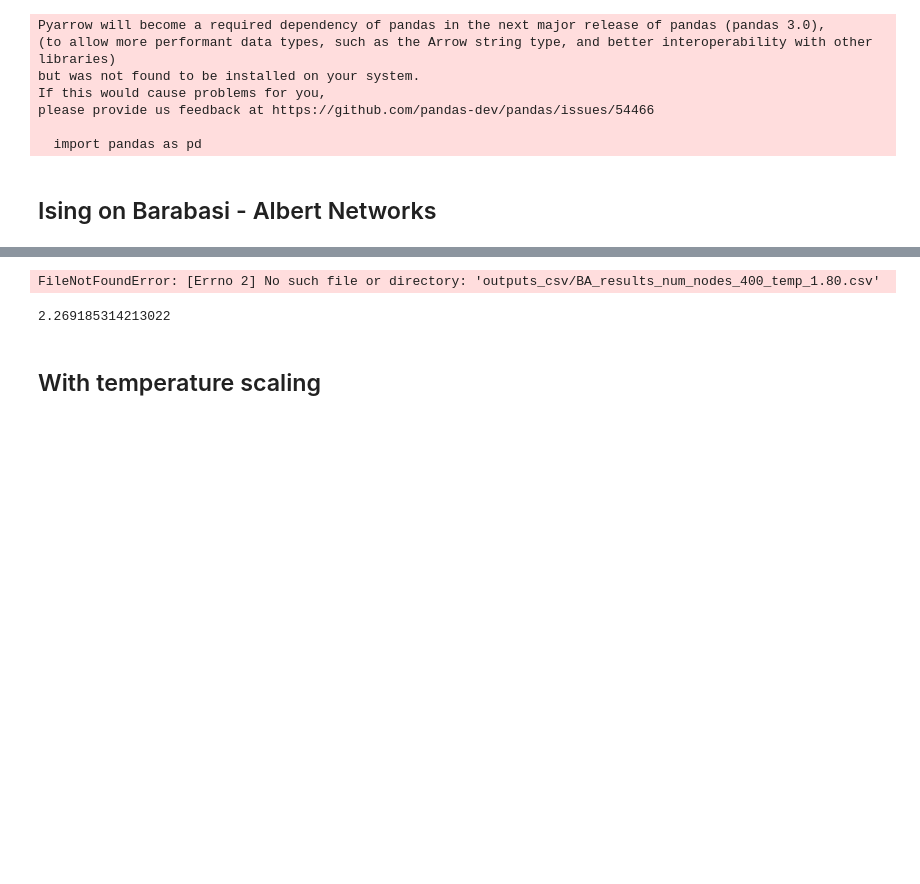
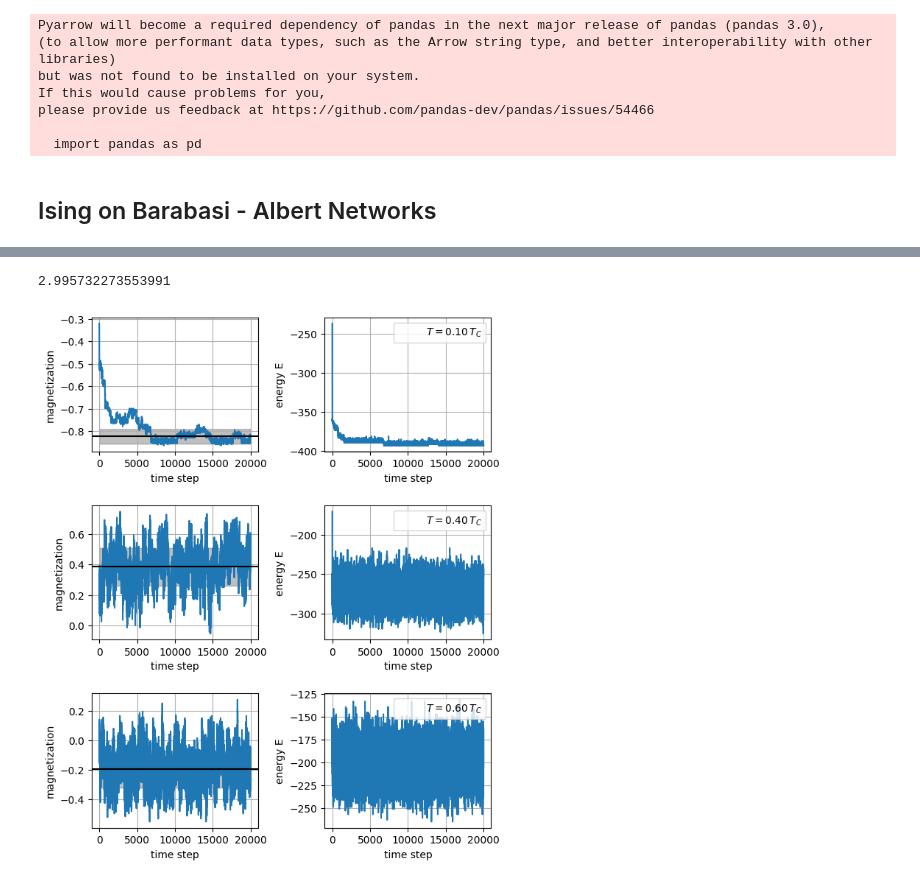
Before and after one commit to miriamzara/ComplexNet_project, a Jupyter notebook: project_01/BA_simulation.ipynb, the cells around one changed output, grey strips where cells are left out. Drawn from its saved outputs; the diff is of its cells as text; code cells hidden in the pictures; blank space fills up the shorter version.

```diff
--- a/project_01/BA_simulation.ipynb
+++ b/project_01/BA_simulation.ipynb
@@ -40,49 +72,80 @@ step number 150
 # %%
-### Energy and Magnetization
-df = pd.read_csv("outputs_csv/BA_results_num_nodes_400_temp_1.80.csv")
+#Aggregated Plot
+num_nodes = 400
+m = 1
+mean_field_temperature = (m / 2) * np.log(num_nodes)
+print(mean_field_temperature)
+
+plot_frac = np.array([0.4, 0.6, 0.8])
+plot_temp = plot_frac * mean_field_temperature
 fig, ((ax1, ax2), (ax3, ax4), (ax5, ax6)) = plt.subplots(nrows= 3, ncols= 2, figsize = (7,9))
 plt.subplots_adjust(hspace= 0.4, wspace = 0.4)
+
+temp = 0.3
+frac = temp / mean_field_temperature
+df = pd.read_csv(f"outputs_csv/BA_results_num_nodes_400_temp_0.30.csv")
 ax1.plot(df['n_step'], df['average_magnetization'])
+
+x_start = 5000
+x_end = 10000
+mean = np.mean(df['average_magnetization'].iloc[x_start: x_end])
+std =  np.std(df['average_magnetization'].iloc[x_start:x_end])
+ax1.axhline( y = mean, c = 'black')
+ax1.fill_between(x=df['n_step'], y1=mean - std, y2=mean + std, color='gray', alpha=0.5)
+
 ax1.set_xlabel("time step")
 ax1.set_ylabel("magnetization")
 ax1.grid()
 ax2.plot(df['n_step'], df['energy'])
 ax2.set_xlabel("time step")
 ax2.set_ylabel(r"energy E")
 ax2.grid()
-invisible_line = plt.Line2D([], [], linestyle="none", label='T = 1.13')
+invisible_line = plt.Line2D([], [], linestyle="none", label=fr'$T = {frac:.2f}\,T_C$')
 ax2.legend(handles=[invisible_line], labels=[invisible_line.get_label()])
 
-df = pd.read_csv("outputs_csv/BA_results_num_nodes_400_temp_3.00.csv")
+
+temp = 1.2
+frac = temp / mean_field_temperature
+df = pd.read_csv(f"outputs_csv/BA_results_num_nodes_400_temp_1.20.csv")
 ax3.plot(df['n_step'], df['average_magnetization'])
+mean = np.mean(df['average_magnetization'].iloc[x_start: x_end])
+std =  np.std(df['average_magnetization'].iloc[x_start:x_end])
+ax3.axhline( y = mean, c = 'black')
+ax3.fill_between(x=df['n_step'], y1=mean - std, y2=mean + std, color='gray', alpha=0.5)
 ax3.set_xlabel("time step")
 ax3.set_ylabel("magnetization")
 ax3.grid()
+
 ax4.plot(df['n_step'], df['energy'])
 ax4.set_xlabel("time step")
 ax4.set_ylabel(r"energy E")
 ax4.grid()
-invisible_line = plt.Line2D([], [], linestyle="none", label='T = 2.27')
+invisible_line = plt.Line2D([], [], linestyle="none", label=fr'$T = {frac:.2f}\,T_C$')
 ax4.legend(handles=[invisible_line], labels=[invisible_line.get_label()])
 
-df = pd.read_csv("outputs_csv/BA_results_num_nodes_400_temp_8.99.csv")
-ax5.plot(df['n_step'].iloc[0:1000], df['average_magnetization'].iloc[0:1000])
+
+
+temp = 1.8
+frac = temp / mean_field_temperature
+df = pd.read_csv(f"outputs_csv/BA_results_num_nodes_400_temp_1.80.csv")
+ax5.plot(df['n_step'], df['average_magnetization'])
+
+mean = np.mean(df['average_magnetization'].iloc[x_start: x_end])
+std =  np.std(df['average_magnetization'].iloc[x_start:x_end])
+ax5.axhline( y = mean, c = 'black')
+ax5.fill_between(x=df['n_step'], y1=mean - std, y2=mean + std, color='gray', alpha=0.5)
+
 ax5.set_xlabel("time step")
 ax5.set_ylabel("magnetization")
 ax5.grid()
-ax6.plot(df['n_step'].iloc[0:1000], df['energy'].iloc[0:1000])
+ax6.plot(df['n_step'], df['energy'])
 ax6.set_xlabel("time step")
 ax6.set_ylabel(r"energy E")
 ax6.grid()
-invisible_line = plt.Line2D([], [], linestyle="none", label='T = 5.0')
+invisible_line = plt.Line2D([], [], linestyle="none", label=fr'$T = {frac:.2f}\,T_C$')
 ax6.legend(handles=[invisible_line], labels=[invisible_line.get_label()])
 
-plt.savefig("figures/BA_relaxation.pdf")
+plt.savefig(f"figures/BA_relaxation_{num_nodes}_steps_{len(df)}.pdf")
 # %% [output]
-FileNotFoundError: [Errno 2] No such file or directory: 'outputs_csv/BA_results_num_nodes_400_temp_1.80.csv'
+2.995732273553991
+[figure, added]
-# %%
-print(theoretical_critical_temperature)
-# %% [output]
-2.269185314213022
-# %% [markdown]
-## With temperature scaling
```
Also changed, not shown: parts of 12 cells of this notebook, 49 other files.
